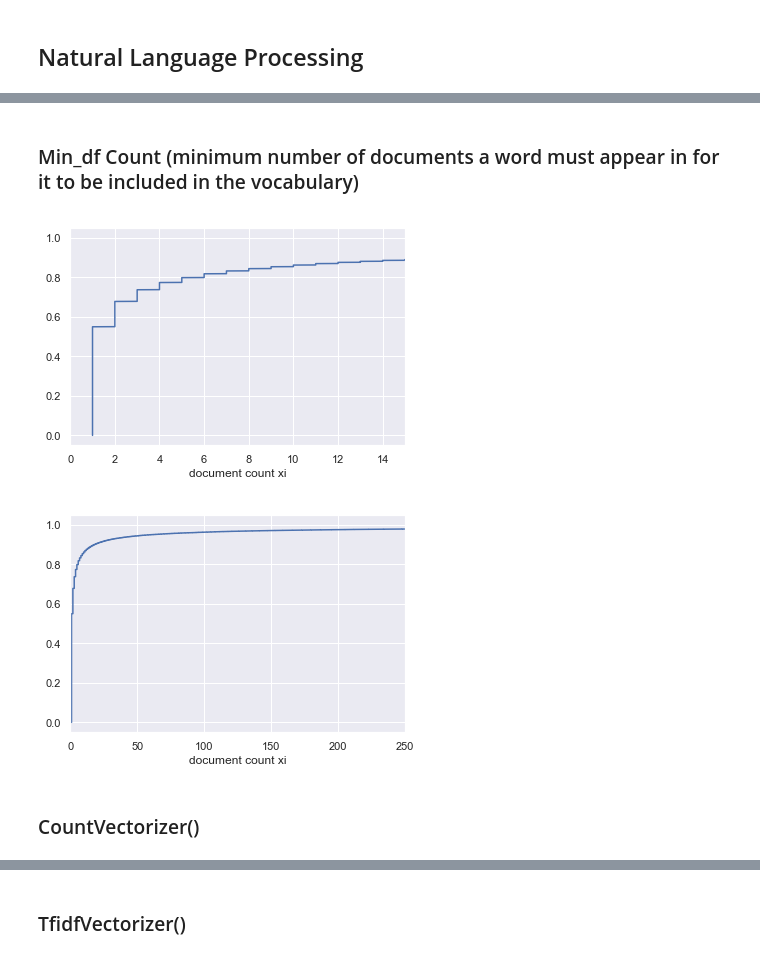
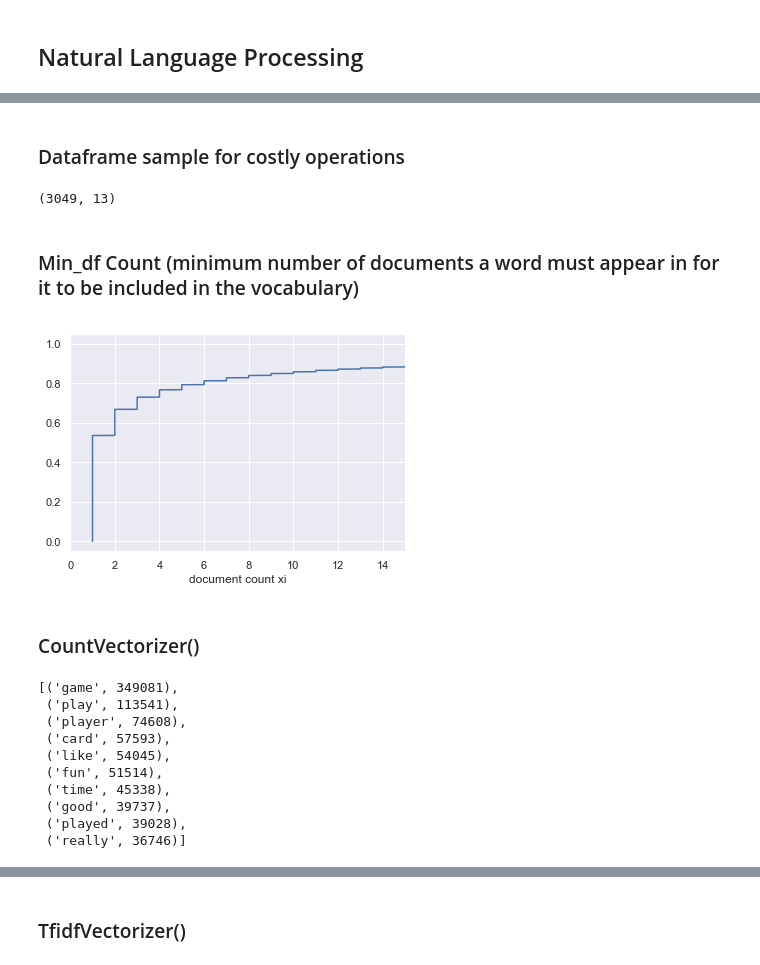
Before and after one commit to DianeDrl/Capstone-Project-2, a Jupyter notebook: Capstone Project 2.ipynb, the cells around one changed output, grey strips where cells are left out. Cells and saved outputs as stored; diff of their text form; code cells hidden in the pictures.

```diff
--- a/Capstone Project 2.ipynb
+++ b/Capstone Project 2.ipynb
@@ -235,0 +276,22 @@ strong multicollinearity or other numerical problems.
+# %%
+# Lemmatizer
+wnl = WordNetLemmatizer()
+def lemmatize(row):
+    my_list=row['review']
+    lem = [wnl.lemmatize(word) for word in my_list]
+    return (lem)
+
+df_tk['review'] = df_tk.apply(lemmatize,axis=1)
+# %%
+# Removing stop words
+stops = set(stopwords.words("english"))
+
+def remove_stops(row):
+    my_list = row['review']
+    meaningful_words = [w for w in my_list if not w in stops]
+    return (meaningful_words)
+
+df_tk['review'] = df_tk.apply(remove_stops,axis=1)
+# %%
+df_tk['review'] = df_tk.review.apply(', '.join)
+df_tk.head()
@@ -236,30 +305,30 @@ strong multicollinearity or other numerical problems.
+# %% [markdown]
+### Dataframe sample for costly operations
+# %%
+sample_df_tk = df_tk.sample(n=round(len(df_tk)/100))
+print(sample_df_tk.shape)
+# %% [output]
+(3049, 13)
 # %% [markdown]
 ### Min_df Count (minimum number of documents a word must appear in for it to be included in the vocabulary)
 # %%
 vectorizer = CountVectorizer(min_df=1)
-review_vec = vectorizer.fit_transform(bgg_review.review)
+review_vec = vectorizer.fit_transform(df_tk.review)
 review_vec = review_vec.tocsc()
 # %%
 Sum=np.sum(review_vec,axis=0)
 Sum=np.array(Sum).flatten()
 
 n_plot=len(Sum)
 x_plot=np.sort(Sum)
 y_plot=np.arange(1,n_plot+1)/n_plot
 
 sns.set()
 plt.plot(x_plot,y_plot)
 plt.xlabel('document count xi')
 plt.xlim(0,15)
 plt.show()
-
-sns.set()
-plt.plot(x_plot,y_plot)
-plt.xlabel('document count xi')
-plt.xlim(0,250)
-plt.show()
 # %% [output]
-[figure, old version]
+[figure, new version]
-[figure, removed]
 # %%
 Min_df=2
@@ -273,3 +342,20 @@ review_cou = vectorizer.fit_transform(bgg_review.review)
+# %%
+# Get top 15 words
+sum_words = review_cou.sum(axis=0)
+words_freq = [(word, sum_words[0, idx]) for word, idx in     vectorizer.vocabulary_.items()]
+words_freq =sorted(words_freq, key = lambda x: x[1], reverse=True)
+words_freq[:10]
+# %% [output]
+[('game', 349081),
+ ('play', 113541),
+ ('player', 74608),
+ ('card', 57593),
+ ('like', 54045),
+ ('fun', 51514),
+ ('time', 45338),
+ ('good', 39737),
+ ('played', 39028),
+ ('really', 36746)]
 # %%
 # Dimensionality reduction
 svd_cou = TruncatedSVD(n_components=100, random_state=21)
```
Also changed, not shown: parts of 53 cells of this notebook.
